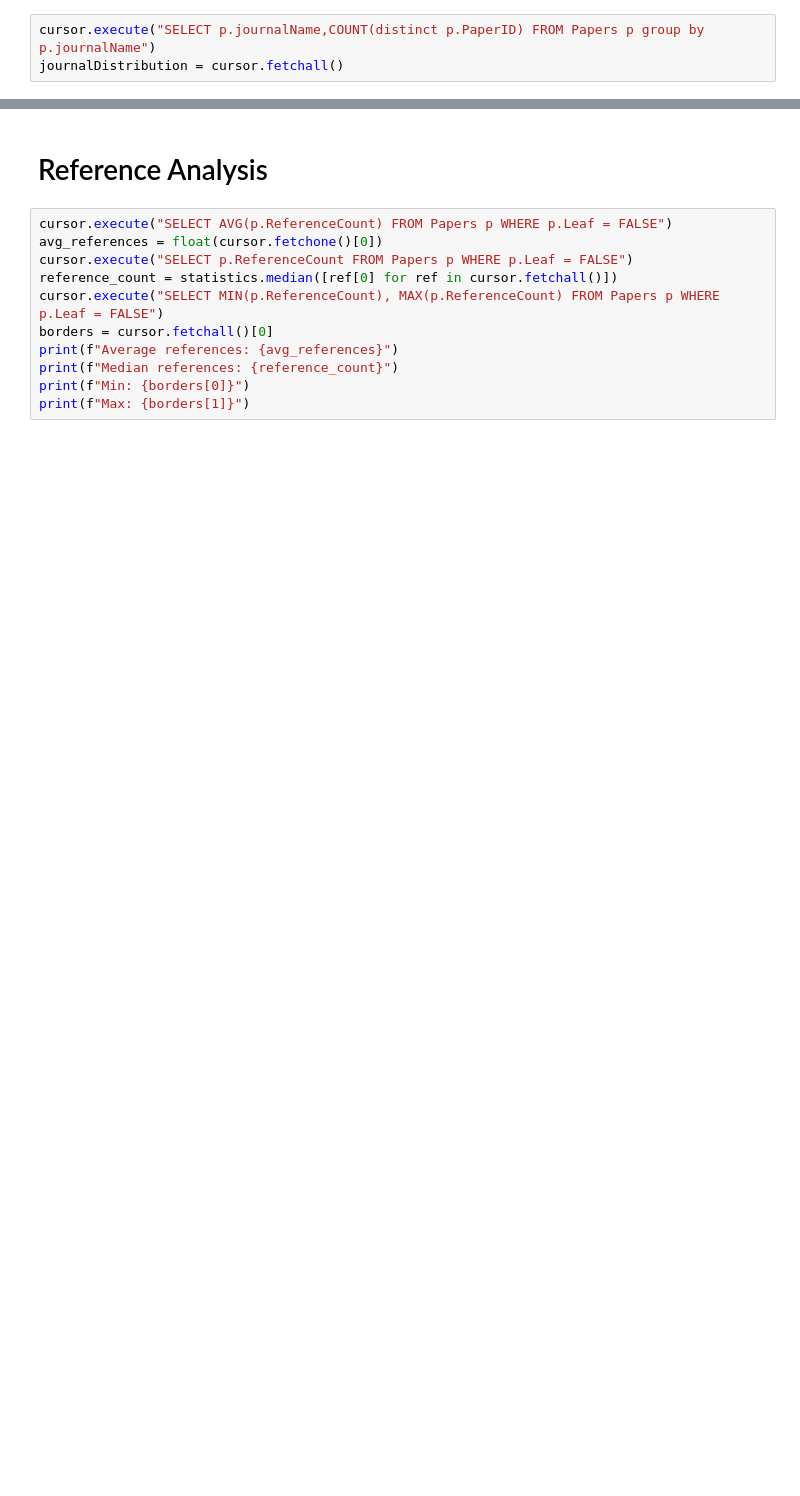
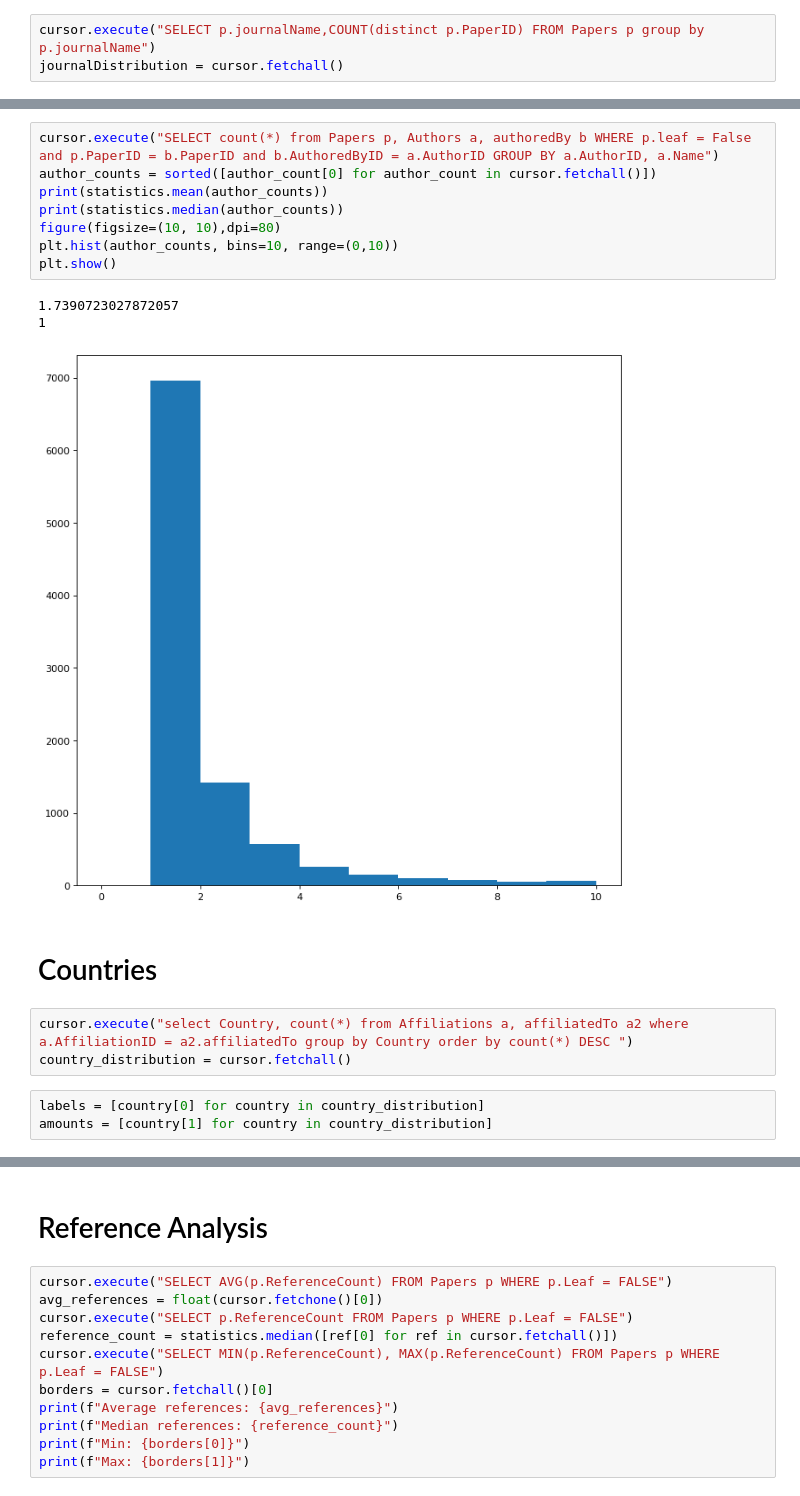
Before and after one commit to daviddung1993/Thesis-Project-How-blind-really-is-a-blind-peer-review-, a Jupyter notebook: Jupyter_notebooks/Data Analysis.ipynb, the cells around one changed output, grey strips where cells are left out. Saved outputs shown, nothing was run; the diff lists cells and outputs as text; blank space fills up the shorter version.

```diff
--- a/Jupyter_notebooks/Data Analysis.ipynb
+++ b/Jupyter_notebooks/Data Analysis.ipynb
@@ -92,0 +100,20 @@ journalDistribution
+# %%
+cursor.execute("SELECT count(*) from Papers p, Authors a, authoredBy b WHERE p.leaf = False and p.PaperID = b.PaperID and b.AuthoredByID = a.AuthorID GROUP BY a.AuthorID, a.Name")
+author_counts = sorted([author_count[0] for author_count in cursor.fetchall()])
+print(statistics.mean(author_counts))
+print(statistics.median(author_counts))
+figure(figsize=(10, 10),dpi=80)
+plt.hist(author_counts, bins=10, range=(0,10))
+plt.show()
+# %% [output]
+1.7390723027872057
+1
+[figure, added]
+# %% [markdown]
+# Countries
+# %%
+cursor.execute("select Country, count(*) from Affiliations a, affiliatedTo a2 where a.AffiliationID = a2.affiliatedTo group by Country order by count(*) DESC ")
+country_distribution = cursor.fetchall()
+# %%
+labels = [country[0] for country in country_distribution]
+amounts = [country[1] for country in country_distribution]
```
Also changed, not shown: parts of 31 cells of this notebook, 8 other files.
